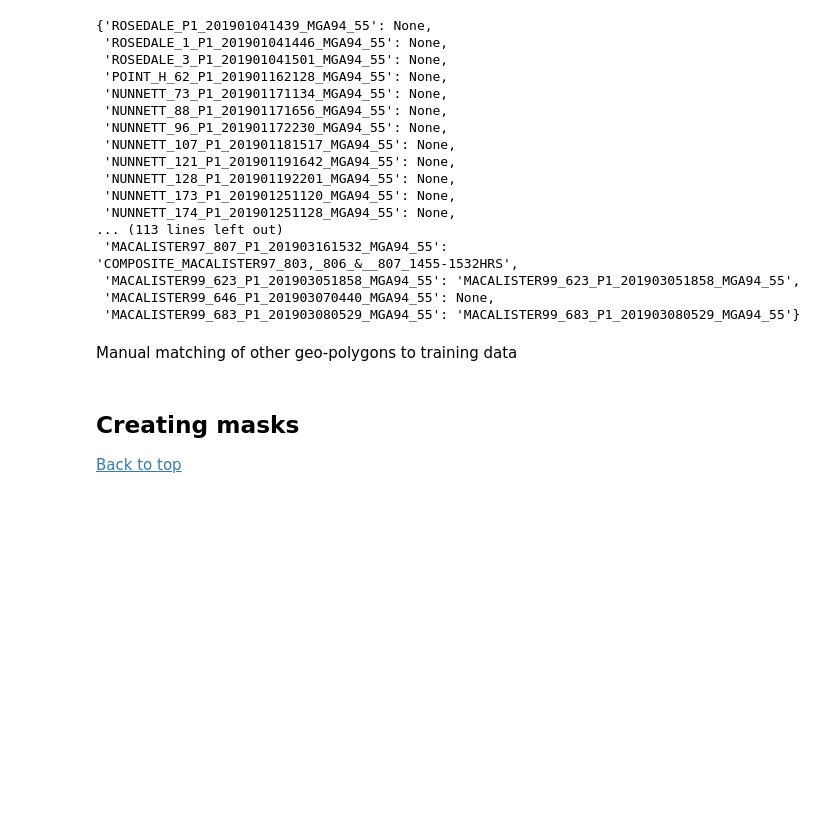
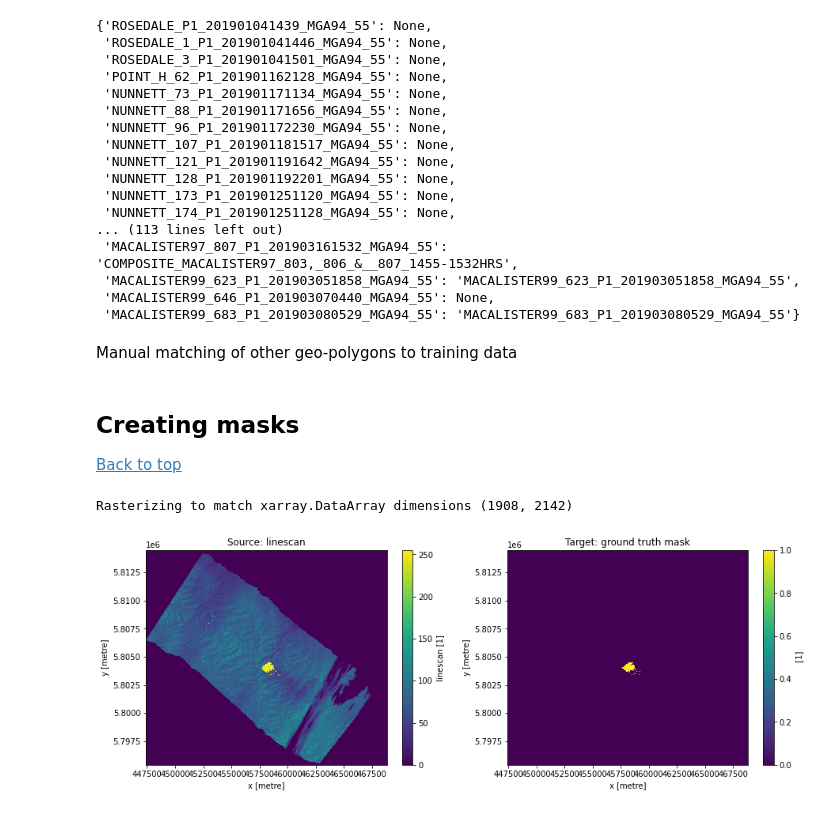
Before and after one commit to tyqiangz/Kaggle, a Jupyter notebook: EY Data Science 2021/03_EY_challenge1/TYQ_EY_Challenge_1.ipynb, the cells around one changed output. Cells and saved outputs as stored; diff of their text form; code cells hidden in the pictures; blank space fills up the shorter version.

```diff
--- a/EY Data Science 2021/03_EY_challenge1/TYQ_EY_Challenge_1.ipynb
+++ b/EY Data Science 2021/03_EY_challenge1/TYQ_EY_Challenge_1.ipynb
@@ -304,4 +327,10 @@ def plot_masks(pred_mask, tgt_mask, figsize=(15,5)):
 
     tgt_mask.plot(ax=ax[1])
     ax[1].set_title('Target: ground truth mask')
+# %%
+plot_test_and_train(train_name="MCCALLISTER79_LA_TROBE_97_266_P1_201901301552_MGA94_55",
+                    test_name=label_to_srcname_dict["MCCALLISTER79_LA_TROBE_97_266_P1_201901301552_MGA94_55"])
+# %% [output]
+Rasterizing to match xarray.DataArray dimensions (1908, 2142)
+[figure, added]
 # %%
```
Also changed, not shown: parts of 24 cells of this notebook, 2 other files.
